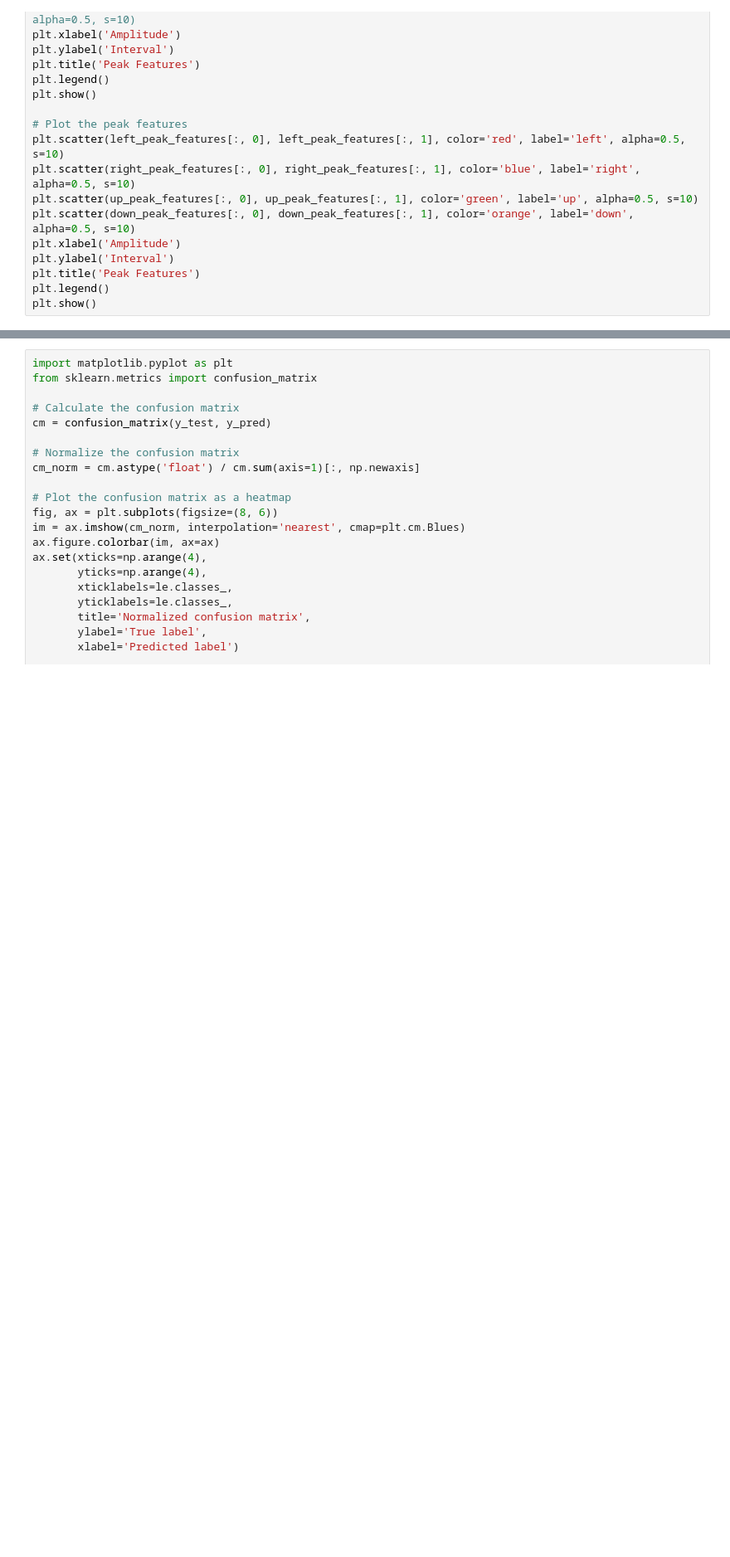
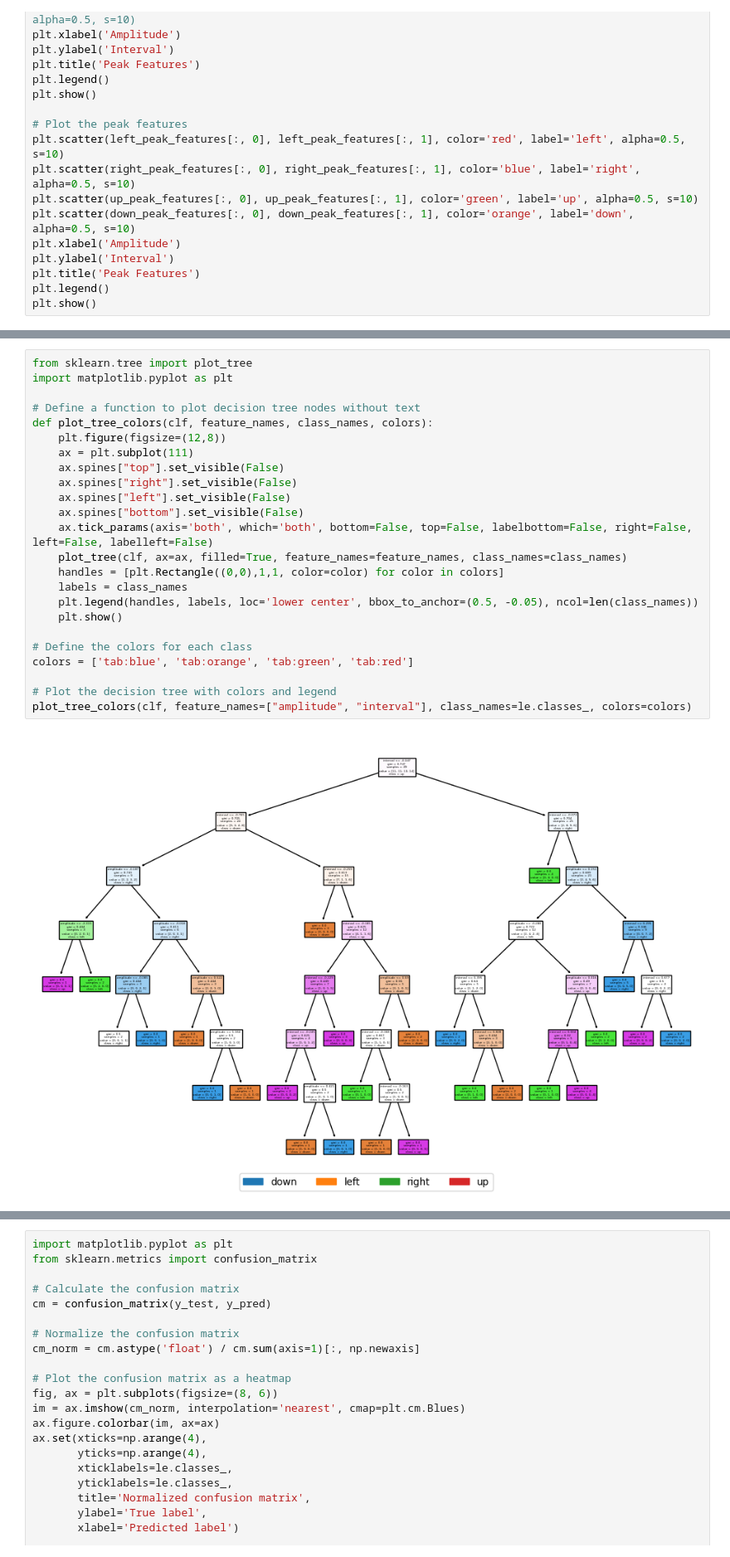
Before and after one commit to shreeshkarjagi/Senior-Capstone, a Jupyter notebook: lstm.ipynb, the cells around one changed output, grey strips where cells are left out. Shown at 83% size. Drawn from its saved outputs; the diff is of its cells as text; blank space fills up the shorter version.

```diff
--- a/lstm.ipynb
+++ b/lstm.ipynb
@@ -553,0 +559,26 @@ Mean Squared Error: 3.83
+# %%
+from sklearn.tree import plot_tree
+import matplotlib.pyplot as plt
+
+# Define a function to plot decision tree nodes without text
+def plot_tree_colors(clf, feature_names, class_names, colors):
+    plt.figure(figsize=(12,8))
+    ax = plt.subplot(111)
+    ax.spines["top"].set_visible(False)
+    ax.spines["right"].set_visible(False)
+    ax.spines["left"].set_visible(False)
+    ax.spines["bottom"].set_visible(False)
+    ax.tick_params(axis='both', which='both', bottom=False, top=False, labelbottom=False, right=False, left=False, labelleft=False)
+    plot_tree(clf, ax=ax, filled=True, feature_names=feature_names, class_names=class_names)
+    handles = [plt.Rectangle((0,0),1,1, color=color) for color in colors]
+    labels = class_names
+    plt.legend(handles, labels, loc='lower center', bbox_to_anchor=(0.5, -0.05), ncol=len(class_names))
+    plt.show()
+
+# Define the colors for each class
+colors = ['tab:blue', 'tab:orange', 'tab:green', 'tab:red']
+
+# Plot the decision tree with colors and legend
+plot_tree_colors(clf, feature_names=["amplitude", "interval"], class_names=le.classes_, colors=colors)
+# %% [output]
+[figure, added]
```
Also changed, not shown: parts of 9 cells of this notebook, 2 other files.
